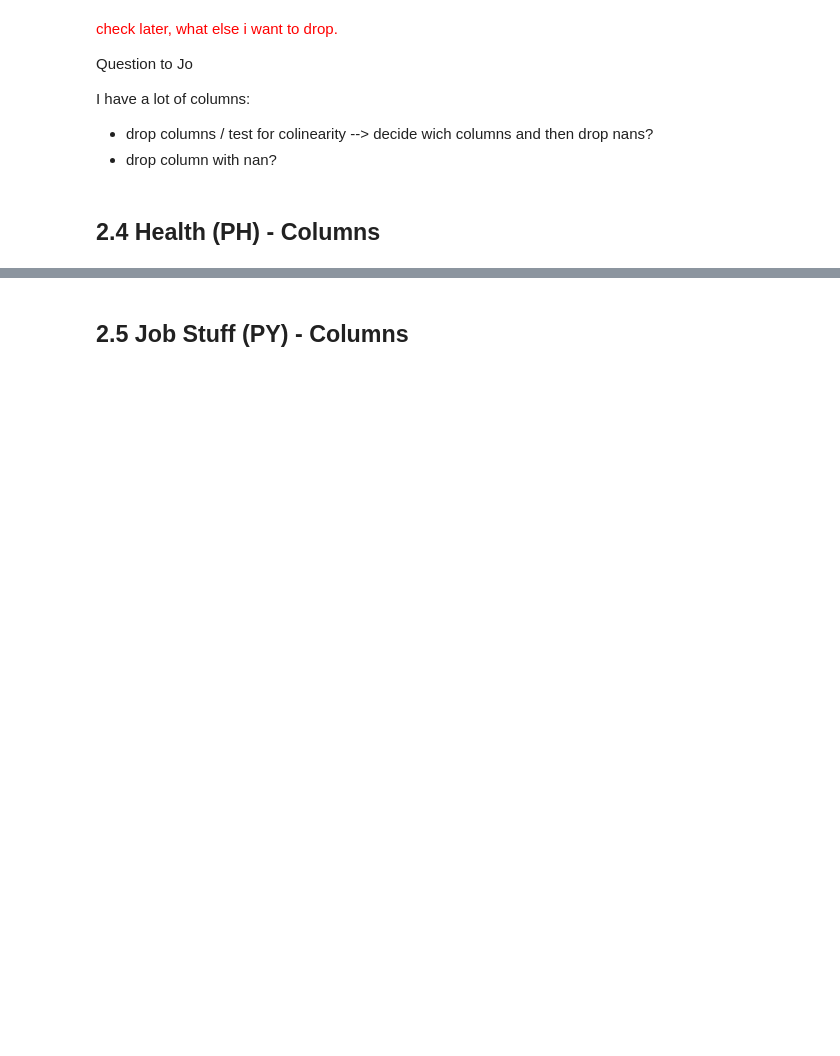
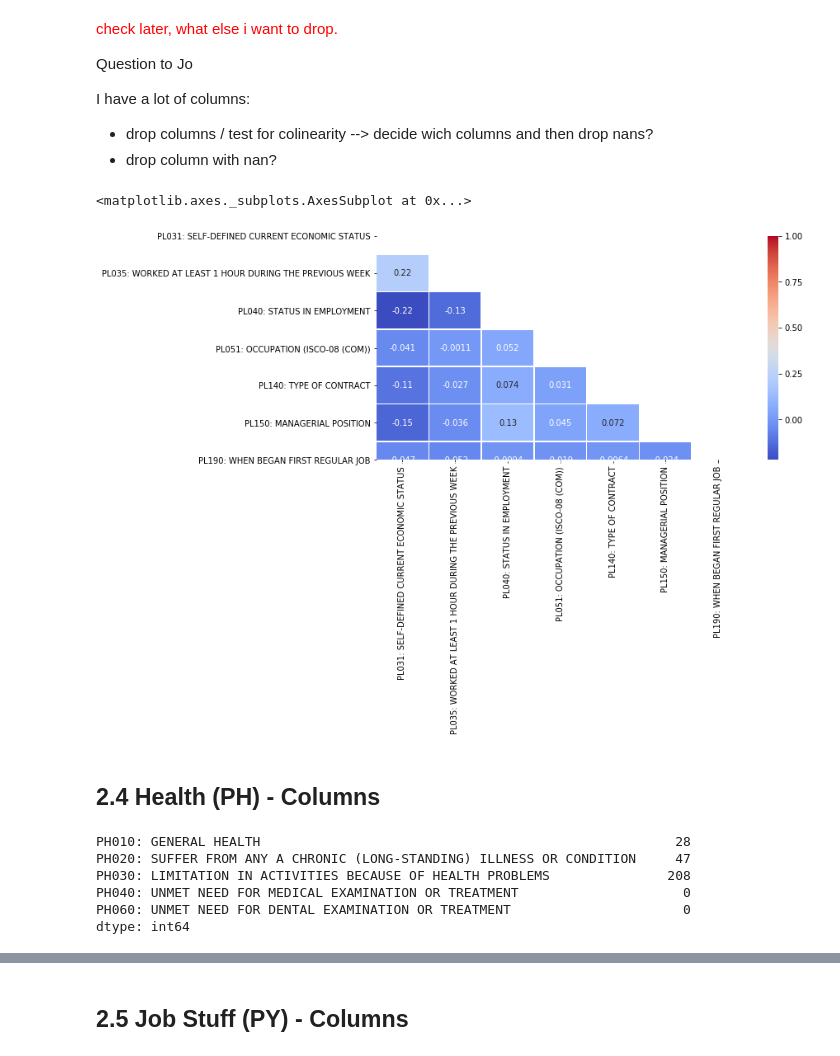
Before and after one commit to ta-data-lis/final-project, a Jupyter notebook: your-project/code.ipynb, the cells around one changed output, grey strips where cells are left out. Saved outputs shown, nothing was run; the diff lists cells and outputs as text; code cells hidden in the pictures; blank space fills up the shorter version.

```diff
--- a/your-project/code.ipynb
+++ b/your-project/code.ipynb
@@ -946,6 +940,19 @@ Question to Jo
  - drop columns / test for colinearity --> decide wich columns and then drop nans?
  - drop column with nan?
  </font>
+# %%
+####
+
+subwork =ppp[work]
+
+plt.figure(figsize =(10,5))
+corr = subwork.corr()
+mask = np.triu(np.ones_like(corr, dtype=np.bool))
+sns.heatmap(corr, cmap='coolwarm', annot = True, linewidth=0.5, mask=mask)
+## alsmost no correlation
+# %% [output]
+<matplotlib.axes._subplots.AxesSubplot at 0x...>
+[figure, added]
 # %% [markdown]
 ## 2.4 Health (PH) - Columns
 # %%
@@ -955,3 +962,13 @@ health =['PH010: GENERAL HEALTH',
        'PH030: LIMITATION IN ACTIVITIES BECAUSE OF HEALTH PROBLEMS',
        'PH040: UNMET NEED FOR MEDICAL EXAMINATION OR TREATMENT',
        'PH060: UNMET NEED FOR DENTAL EXAMINATION OR TREATMENT']
+# %%
+ppp[health].isna().sum()
+## overall not a lot of missings (especially compared to PL) --> try to keep all the features
+# %% [output]
+PH010: GENERAL HEALTH                                                     28
+PH020: SUFFER FROM ANY A CHRONIC (LONG-STANDING) ILLNESS OR CONDITION     47
+PH030: LIMITATION IN ACTIVITIES BECAUSE OF HEALTH PROBLEMS               208
+PH040: UNMET NEED FOR MEDICAL EXAMINATION OR TREATMENT                     0
+PH060: UNMET NEED FOR DENTAL EXAMINATION OR TREATMENT                      0
+dtype: int64
```
Also changed, not shown: parts of 75 cells of this notebook.
